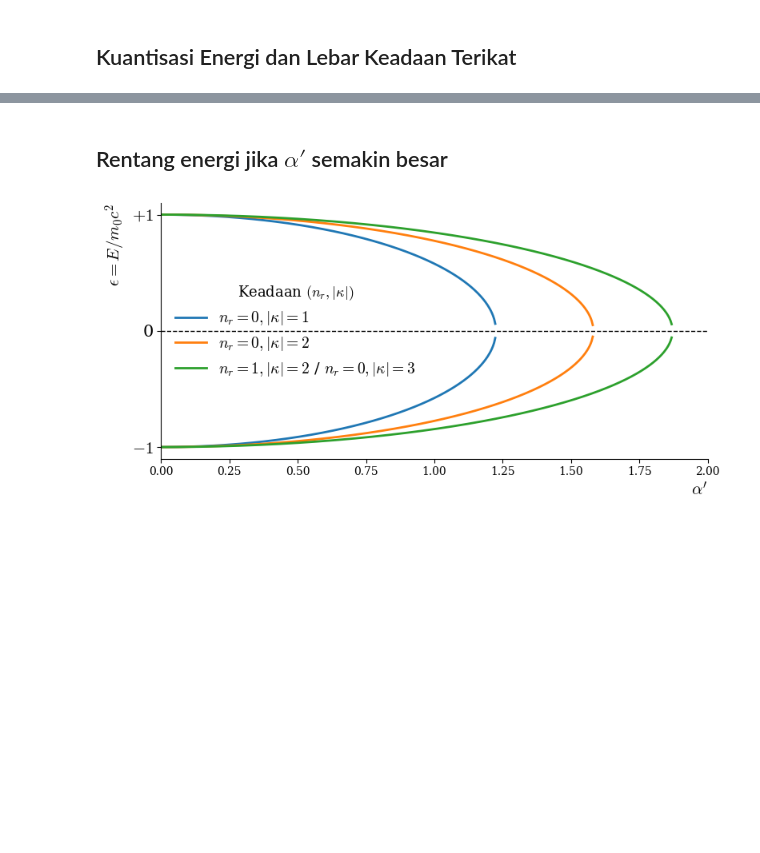
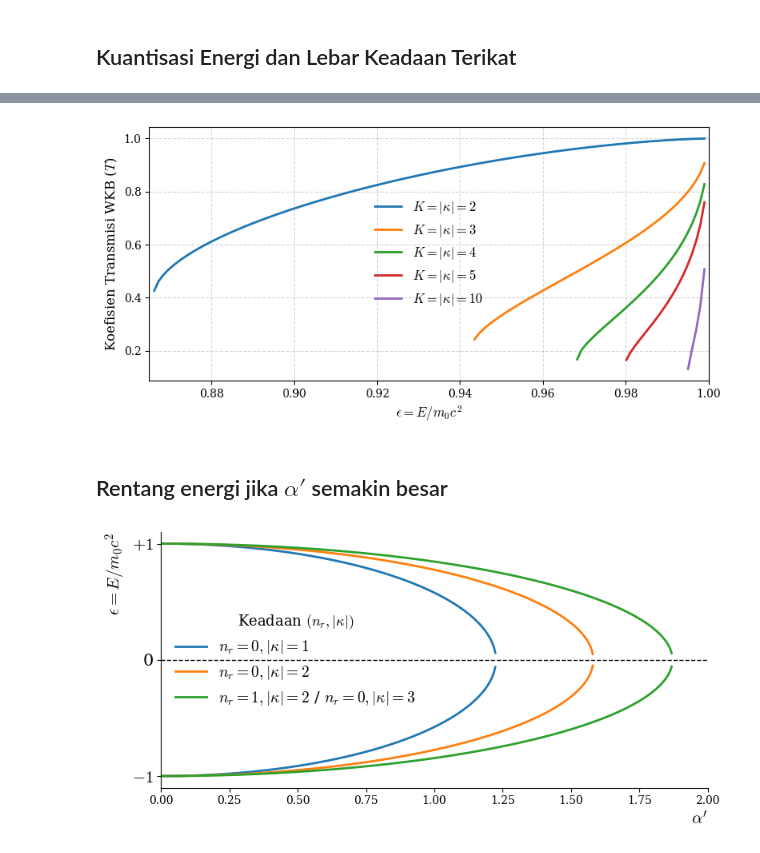
Before and after one commit to oszavla/Dirac-Schwarz, a Jupyter notebook: Aproksimasi_Wentzel_Kramers_Brillouin_(WKB).ipynb, the cells around one changed output, grey strips where cells are left out. Saved outputs shown, nothing was run; the diff lists cells and outputs as text; code cells hidden in the pictures; blank space fills up the shorter version.

```diff
--- a/Aproksimasi_Wentzel_Kramers_Brillouin_(WKB).ipynb
+++ b/Aproksimasi_Wentzel_Kramers_Brillouin_(WKB).ipynb
@@ -149,6 +149,67 @@ render_table(tau_data, "LIFETIME (τ) in seconds", "{:.6e}")
 | 4 | N/A | 3.231750e-18 | 4.501099e-18 | 6.194700e-18 | 8.337442e-18 | N/A | N/A | N/A | N/A | N/A | N/A |
 | 5 | N/A | 6.535045e-18 | 8.351785e-18 | 1.073231e-17 | 1.366786e-17 | 1.718660e-17 | N/A | N/A | N/A | N/A | N/A |
 | 10 | N/A | 5.555547e-17 | 6.009999e-17 | 6.659553e-17 | 7.451005e-17 | 8.366495e-17 | 9.399849e-17 | 1.054983e-16 | 1.181764e-16 | 1.320577e-16 | 1.471750e-16 |
+# %%
+import numpy as np
+import matplotlib.pyplot as plt
+# Font Style
+plt.rcParams['text.usetex'] = False
+plt.rcParams['font.family'] = 'DejaVu Serif'
+plt.rcParams['mathtext.fontset'] = 'cm'
+# Parameter Sistem
+alpha = 1.0       # Terkait horizon rho_0 = 2*alpha
+alpha_prime = 1.0 # Kopling sistem
+kappa_values = [2, 3, 4, 5, 10] # Menggunakan K yang lebih besar agar rho_1 berada di luar horizon
+
+# Rentang energi epsilon kontinu dari 0.01 hingga 0.999 (mendekati 1)
+epsilon_continuum = np.linspace(0.01, 1, 1000)
+
+plt.figure(figsize=(8, 4))
+
+for K in kappa_values:
+    T_values = []
+    valid_epsilons = []
+
+    for eps in epsilon_continuum:
+        sigma = 1 - eps**2
+
+        # Cek syarat akar real untuk titik balik
+        term_rho = 1 - (sigma * K**2) / (alpha_prime**2)
+        if term_rho < 0:
+            continue # Abaikan jika titik balik kompleks
+
+        rho_1 = (alpha_prime / sigma) * (1 - np.sqrt(term_rho))
+        rho_0 = 2 * alpha
+        bar_rho = (rho_0 + rho_1) / 2.0
+
+        # Syarat tunneling: titik balik rho_1 harus di luar horizon rho_0
+        # dan bar_rho (titik tengah aproksimasi) harus masuk akal
+        if rho_1 > rho_0 and bar_rho > rho_0:
+            exponent = -(np.pi * np.sqrt(sigma) / 4.0) * ((rho_1 - rho_0)**2) / (np.sqrt(bar_rho) * (bar_rho - rho_0))
+            T = np.exp(exponent)
+
+            valid_epsilons.append(eps)
+            T_values.append(T)
+
+    # Plot kurva jika ada data yang valid
+    if valid_epsilons:
+        plt.plot(valid_epsilons, T_values, label=f'$K = |\\kappa| = {K}$', linewidth=2)
+
+# Mengatur tampilan Plot
+#plt.yscale('log') # Skala logaritmik cocok karena T bervariasi secara eksponensial
+#plt.title('Koefisien Transmisi ($T$) vs Energi Kuasi-Terikat ($\\epsilon$)', fontsize=14)
+plt.xlabel(r'$\epsilon = E/m_0c^2$', fontsize=12)
+plt.ylabel('Koefisien Transmisi WKB ($T$)', fontsize=12)
+plt.xlim(0.865, 1)
+#plt.ylim(0.1, 1)
+plt.grid(True, which="both", ls="--", alpha=0.5)
+plt.legend(fontsize=12, frameon=False)
+plt.tight_layout()
+
+# Tampilkan plot
+plt.show()
+# %% [output]
+[figure, added]
 # %% [markdown]
 ## Rentang energi jika $\alpha'$ semakin besar
 # %%
```
Also changed, not shown: parts of 1 cell of this notebook.
